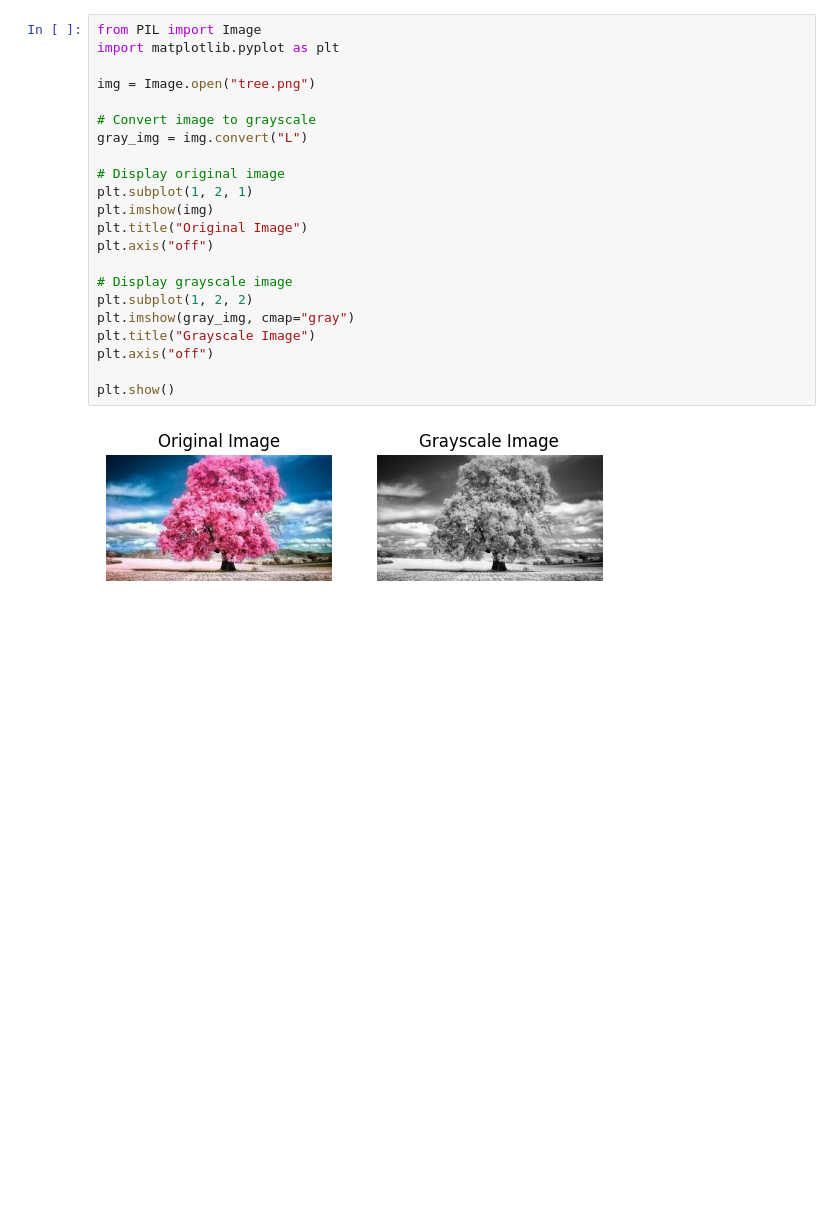
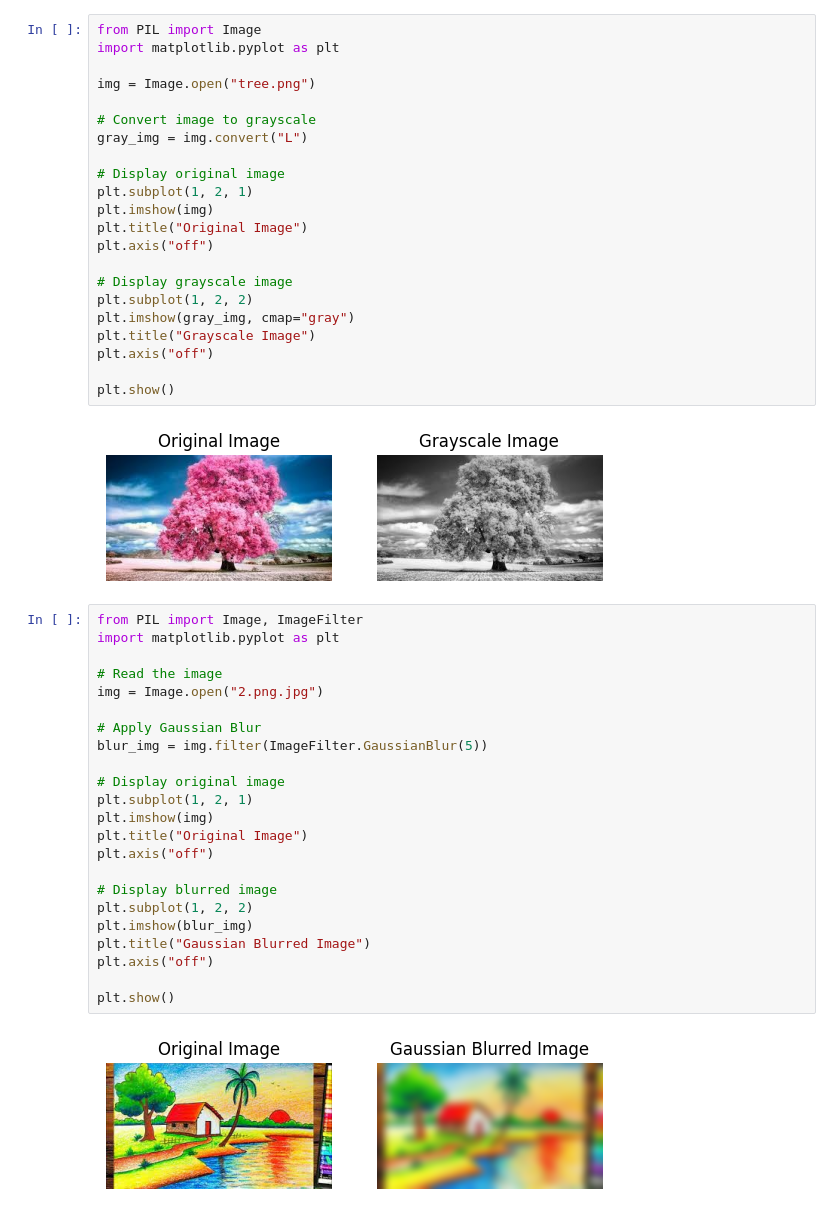
Before and after one commit to AMDS9989/Computer-Vision, a Jupyter notebook: experment_1cv.ipynb, the cells around one changed output. Saved outputs shown, nothing was run; the diff lists cells and outputs as text; blank space fills up the shorter version.

```diff
--- a/experment_1cv.ipynb
+++ b/experment_1cv.ipynb
@@ -24,3 +24,28 @@ plt.axis("off")
 plt.show()
 # %% [output]
 [figure]
+# %%
+from PIL import Image, ImageFilter
+import matplotlib.pyplot as plt
+
+# Read the image
+img = Image.open("2.png.jpg")
+
+# Apply Gaussian Blur
+blur_img = img.filter(ImageFilter.GaussianBlur(5))
+
+# Display original image
+plt.subplot(1, 2, 1)
+plt.imshow(img)
+plt.title("Original Image")
+plt.axis("off")
+
+# Display blurred image
+plt.subplot(1, 2, 2)
+plt.imshow(blur_img)
+plt.title("Gaussian Blurred Image")
+plt.axis("off")
+
+plt.show()
+# %% [output]
+[figure, added]
```
Also changed, not shown: parts of 1 cell of this notebook.
